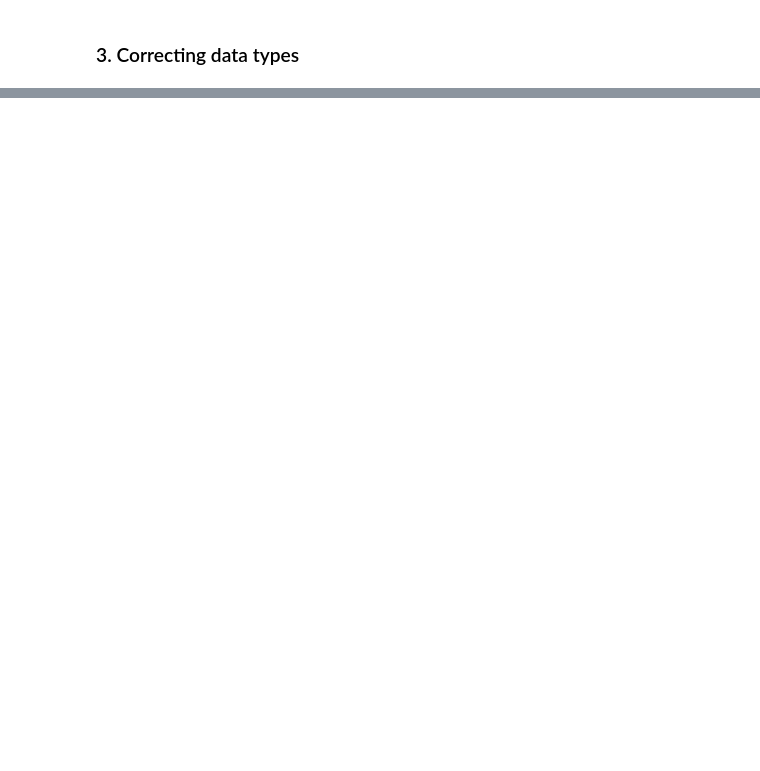
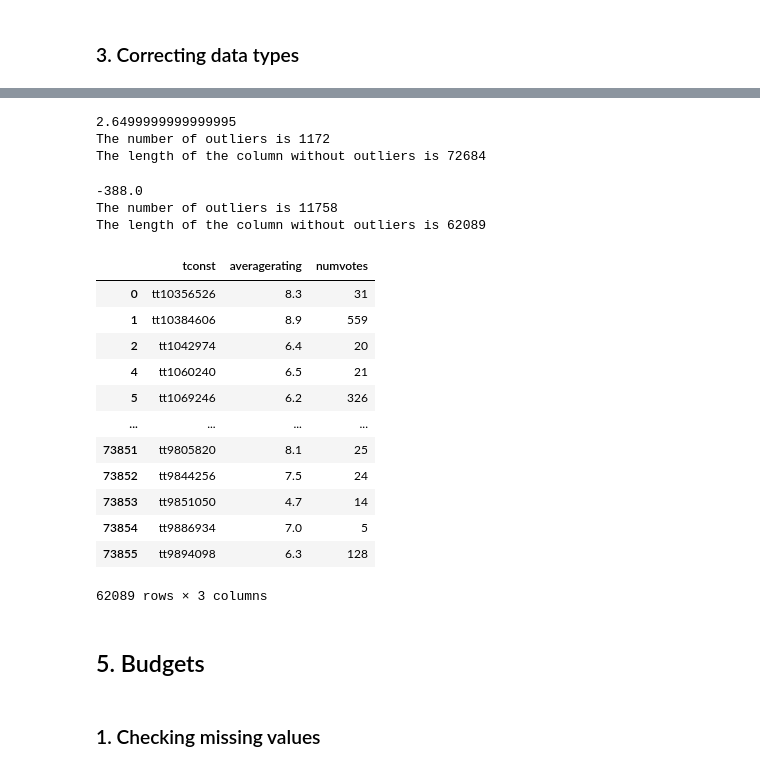
Before and after one commit to DennisWainaina/Phase_1_project, a Jupyter notebook: project.ipynb, the cells around one changed output, grey strips where cells are left out. Cells and saved outputs as stored; diff of their text form; code cells hidden in the pictures; blank space fills up the shorter version.

```diff
--- a/project.ipynb
+++ b/project.ipynb
@@ -451,0 +740,79 @@ directors[directors.duplicated()]
+# %%
+# Starting with the averagerating column
+
+#  Finding the lower quantile
+Q1 = ratings_data['averagerating'].quantile(0.25)
+
+# Finding the upper quantile
+Q3 = ratings_data['averagerating'].quantile(0.75)
+
+# Finding IQR
+IQR = Q3 - Q1
+
+# Defining the lower bound and upper bound
+lower_bound = Q1 - (1.5 * IQR)
+upper_bound = Q3 + (1.5 * IQR)
+print(lower_bound)
+
+# Finding outliers
+outliers = ratings_data['averagerating'][(ratings_data['averagerating'] < lower_bound) | (ratings_data['averagerating'] > upper_bound)]
+print('The number of outliers is', len(outliers))
+
+# Data without outliers
+standardized_ratings = ratings_data['averagerating'][(ratings_data['averagerating'] > lower_bound) & (ratings_data['averagerating'] < upper_bound)]
+print('The length of the column without outliers is', len(standardized_ratings))
+
+# Yes there are outliers but some movies are just that bad so no need in removing outliers.
+# %% [output]
+2.6499999999999995
+The number of outliers is 1172
+The length of the column without outliers is 72684
+# %%
+# Then the numvotes column
+
+#  Finding the lower quantile
+Q1 = ratings_data['numvotes'].quantile(0.25)
+
+# Finding the upper quantile
+Q3 = ratings_data['numvotes'].quantile(0.75)
+
+# Finding IQR
+IQR = Q3 - Q1
+
+# Defining the lower bound and upper bound
+lower_bound = Q1 - (1.5 * IQR)
+upper_bound = Q3 + (1.5 * IQR)
+print(lower_bound)
+
+# Finding outliers
+outliers = ratings_data['numvotes'][(ratings_data['numvotes'] < lower_bound) | (ratings_data['numvotes'] > upper_bound)]
+print('The number of outliers is', len(outliers))
+
+# Data without outliers
+standardized_ratings = ratings_data[(ratings_data['numvotes'] > lower_bound) & (ratings_data['numvotes'] < upper_bound)]
+print('The length of the column without outliers is', len(standardized_ratings))
+# %% [output]
+-388.0
+The number of outliers is 11758
+The length of the column without outliers is 62089
+# %%
+ratings_data = standardized_ratings
+ratings_data
+# %% [output]
+|  | tconst | averagerating | numvotes |
+| 0 | tt10356526 | 8.3 | 31 |
+| 1 | tt10384606 | 8.9 | 559 |
+| 2 | tt1042974 | 6.4 | 20 |
+| 4 | tt1060240 | 6.5 | 21 |
+| 5 | tt1069246 | 6.2 | 326 |
+| ... | ... | ... | ... |
+| 73851 | tt9805820 | 8.1 | 25 |
+| 73852 | tt9844256 | 7.5 | 24 |
+| 73853 | tt9851050 | 4.7 | 14 |
+| 73854 | tt9886934 | 7.0 | 5 |
+| 73855 | tt9894098 | 6.3 | 128 |
+62089 rows × 3 columns
+# %% [markdown]
+## 5. Budgets
+# %% [markdown]
+### 1. Checking missing values
```
Also changed, not shown: parts of 53 cells of this notebook.
